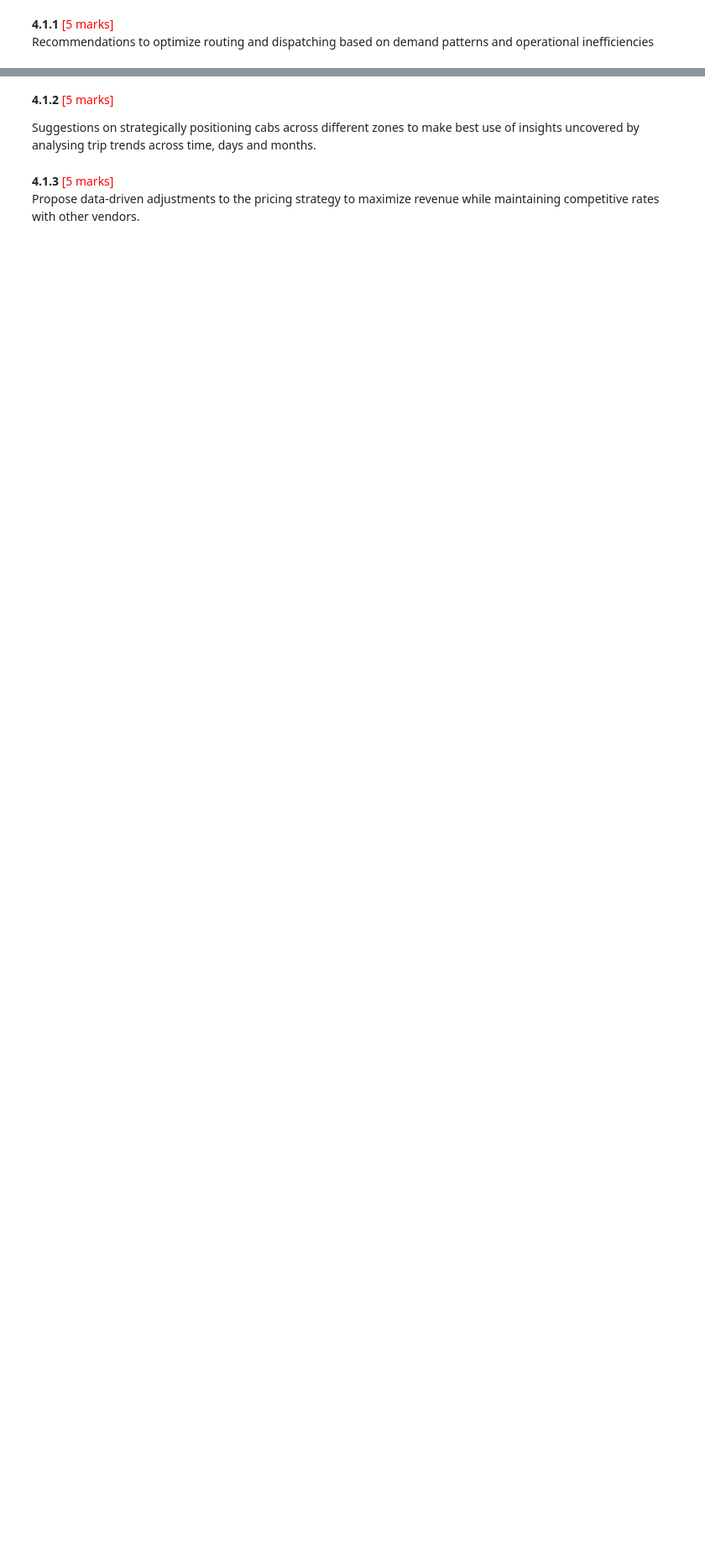
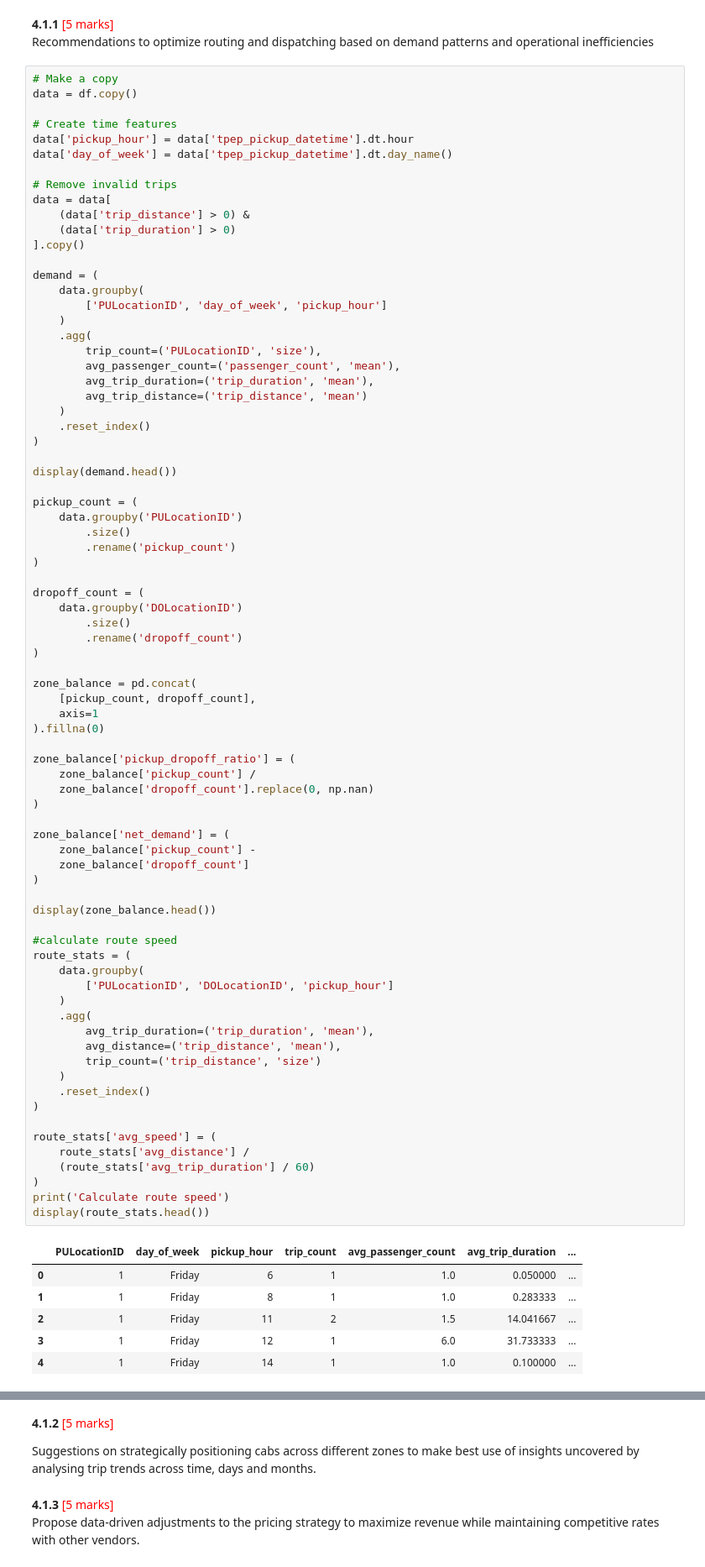
Before and after one commit to srinivasrom/MyStore, a Jupyter notebook: EDA_Assg_NYC_Taxi_Starter_Srinivas_Rompala.ipynb, the cells around one changed output, grey strips where cells are left out. Shown at 84% size. Drawn from its saved outputs; the diff is of its cells as text; blank space fills up the shorter version.

```diff
--- a/EDA_Assg_NYC_Taxi_Starter_Srinivas_Rompala.ipynb
+++ b/EDA_Assg_NYC_Taxi_Starter_Srinivas_Rompala.ipynb
@@ -2197,3 +2332,87 @@ Based on the insights, frame a concluding story explaining suitable parameters s
 # %% [markdown]
 **4.1.1** <font color = red>[5 marks]</font> <br>
 Recommendations to optimize routing and dispatching based on demand patterns and operational inefficiencies
+# %%
+# Make a copy
+data = df.copy()
+
+# Create time features
+data['pickup_hour'] = data['tpep_pickup_datetime'].dt.hour
+data['day_of_week'] = data['tpep_pickup_datetime'].dt.day_name()
+
+# Remove invalid trips
+data = data[
+    (data['trip_distance'] > 0) &
+    (data['trip_duration'] > 0)
+].copy()
+
+demand = (
+    data.groupby(
+        ['PULocationID', 'day_of_week', 'pickup_hour']
+    )
+    .agg(
+        trip_count=('PULocationID', 'size'),
+        avg_passenger_count=('passenger_count', 'mean'),
+        avg_trip_duration=('trip_duration', 'mean'),
+        avg_trip_distance=('trip_distance', 'mean')
+    )
+    .reset_index()
+)
+
+display(demand.head())
+
+pickup_count = (
+    data.groupby('PULocationID')
+        .size()
+        .rename('pickup_count')
+)
+
+dropoff_count = (
+    data.groupby('DOLocationID')
+        .size()
+        .rename('dropoff_count')
+)
+
+zone_balance = pd.concat(
+    [pickup_count, dropoff_count],
+    axis=1
+).fillna(0)
+
+zone_balance['pickup_dropoff_ratio'] = (
+    zone_balance['pickup_count'] /
+    zone_balance['dropoff_count'].replace(0, np.nan)
+)
+
+zone_balance['net_demand'] = (
+    zone_balance['pickup_count'] -
+    zone_balance['dropoff_count']
+)
+
+display(zone_balance.head())
+
+#calculate route speed
+route_stats = (
+    data.groupby(
+        ['PULocationID', 'DOLocationID', 'pickup_hour']
+    )
+    .agg(
+        avg_trip_duration=('trip_duration', 'mean'),
+        avg_distance=('trip_distance', 'mean'),
+        trip_count=('trip_distance', 'size')
+    )
+    .reset_index()
+)
+
+route_stats['avg_speed'] = (
+    route_stats['avg_distance'] /
+    (route_stats['avg_trip_duration'] / 60)
+)
+print('Calculate route speed')
+display(route_stats.head())
+# %% [output]
+|  | PULocationID | day_of_week | pickup_hour | trip_count | avg_passenger_count | avg_trip_duration | ... |
+| 0 | 1 | Friday | 6 | 1 | 1.0 | 0.050000 | ... |
+| 1 | 1 | Friday | 8 | 1 | 1.0 | 0.283333 | ... |
+| 2 | 1 | Friday | 11 | 2 | 1.5 | 14.041667 | ... |
+| 3 | 1 | Friday | 12 | 1 | 6.0 | 31.733333 | ... |
+| 4 | 1 | Friday | 14 | 1 | 1.0 | 0.100000 | ... |
```
Also changed, not shown: parts of 3 cells of this notebook.
